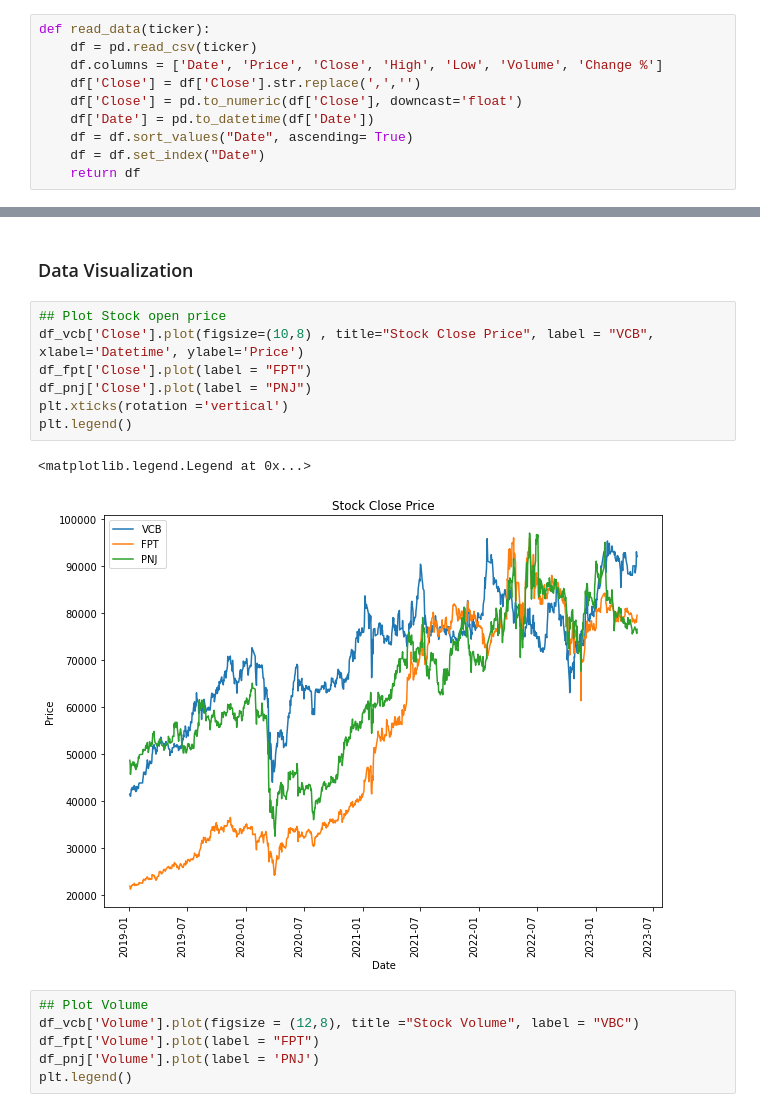
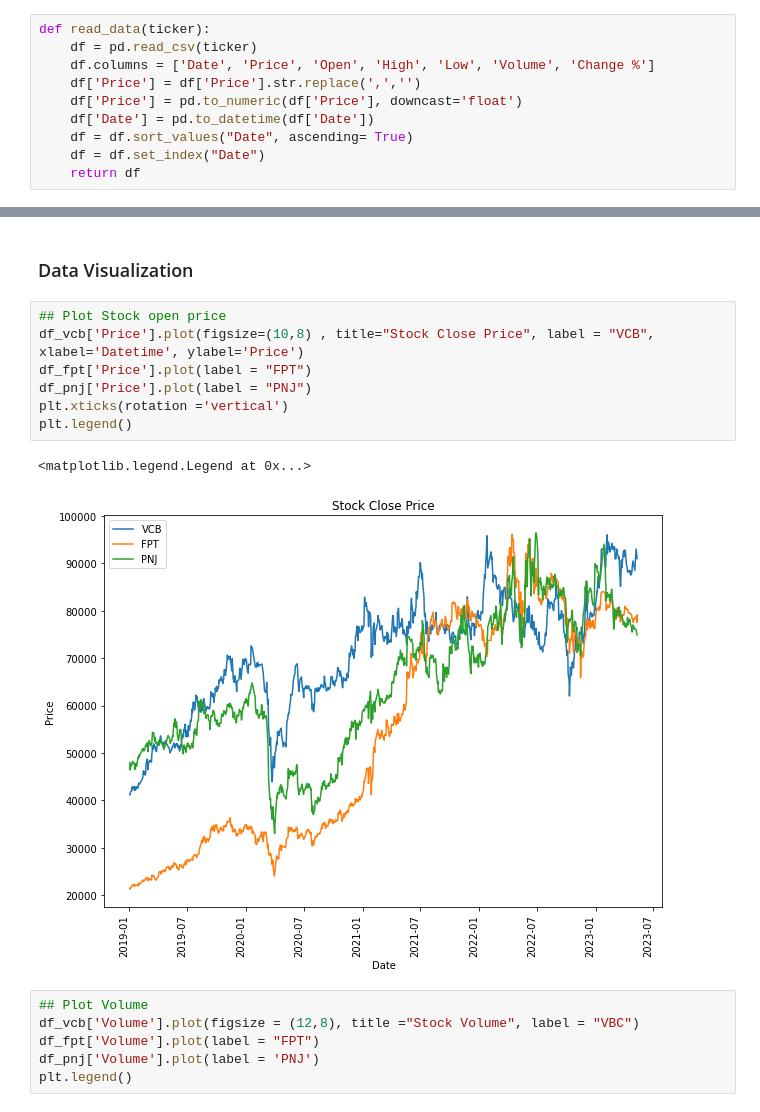
Before and after one commit to NguyenThiTHuHuyen304/crawl-data-analyst, a Jupyter notebook: projectStockMarketAnalysis/Project_Stock_Market_Analysis.ipynb, the cells around one changed output, grey strips where cells are left out. Saved outputs shown, nothing was run; the diff lists cells and outputs as text.

```diff
--- a/projectStockMarketAnalysis/Project_Stock_Market_Analysis.ipynb
+++ b/projectStockMarketAnalysis/Project_Stock_Market_Analysis.ipynb
@@ -6,9 +6,9 @@ import matplotlib.pyplot as plt
 # %%
 def read_data(ticker):
     df = pd.read_csv(ticker)
-    df.columns = ['Date', 'Price', 'Close', 'High', 'Low', 'Volume', 'Change %']
-    df['Close'] = df['Close'].str.replace(',','')
-    df['Close'] = pd.to_numeric(df['Close'], downcast='float')
+    df.columns = ['Date', 'Price', 'Open', 'High', 'Low', 'Volume', 'Change %']
+    df['Price'] = df['Price'].str.replace(',','')
+    df['Price'] = pd.to_numeric(df['Price'], downcast='float')
     df['Date'] = pd.to_datetime(df['Date'])
     df = df.sort_values("Date", ascending= True)
     df = df.set_index("Date")
@@ -60,14 +60,14 @@ df_vcb
 ### Data Visualization
 # %%
 ## Plot Stock open price
-df_vcb['Close'].plot(figsize=(10,8) , title="Stock Close Price", label = "VCB", xlabel='Datetime', ylabel='Price')
-df_fpt['Close'].plot(label = "FPT")
-df_pnj['Close'].plot(label = "PNJ")
+df_vcb['Price'].plot(figsize=(10,8) , title="Stock Close Price", label = "VCB", xlabel='Datetime', ylabel='Price')
+df_fpt['Price'].plot(label = "FPT")
+df_pnj['Price'].plot(label = "PNJ")
 plt.xticks(rotation ='vertical')
 plt.legend()
 # %% [output]
 <matplotlib.legend.Legend at 0x...>
-[figure, old version]
+[figure, new version]
 # %%
 ## Plot Volume
 df_vcb['Volume'].plot(figsize = (12,8), title ="Stock Volume", label = "VBC")
```
Also changed, not shown: parts of 8 cells of this notebook.
